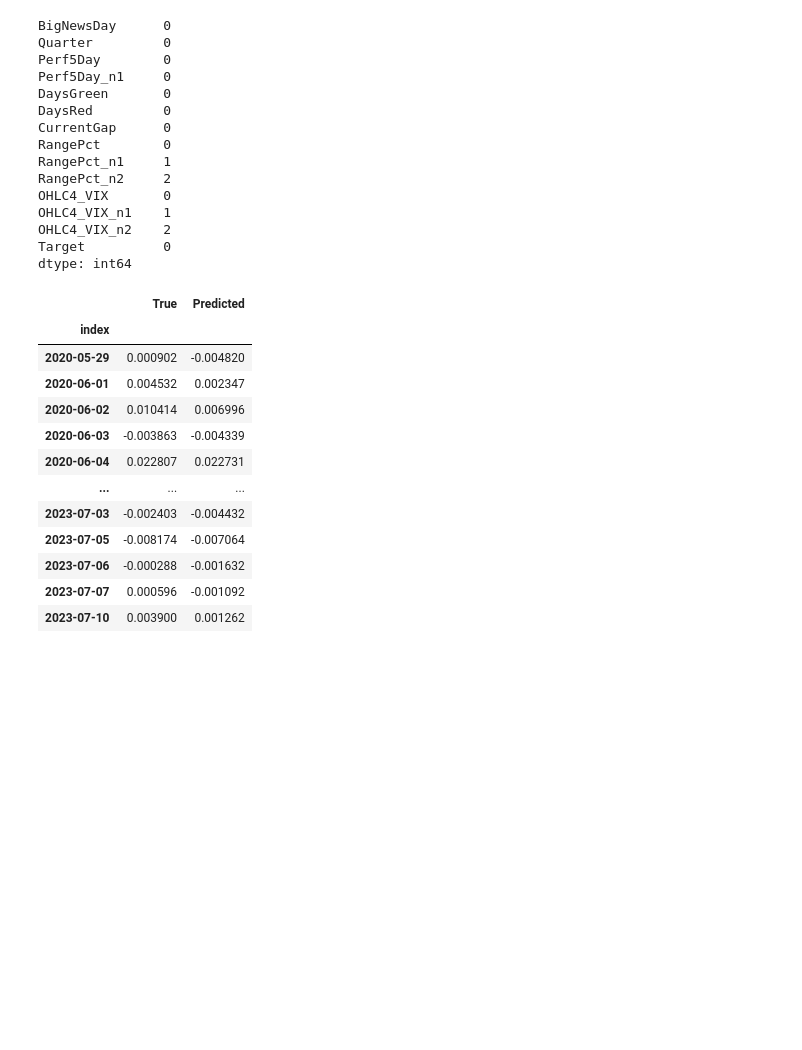
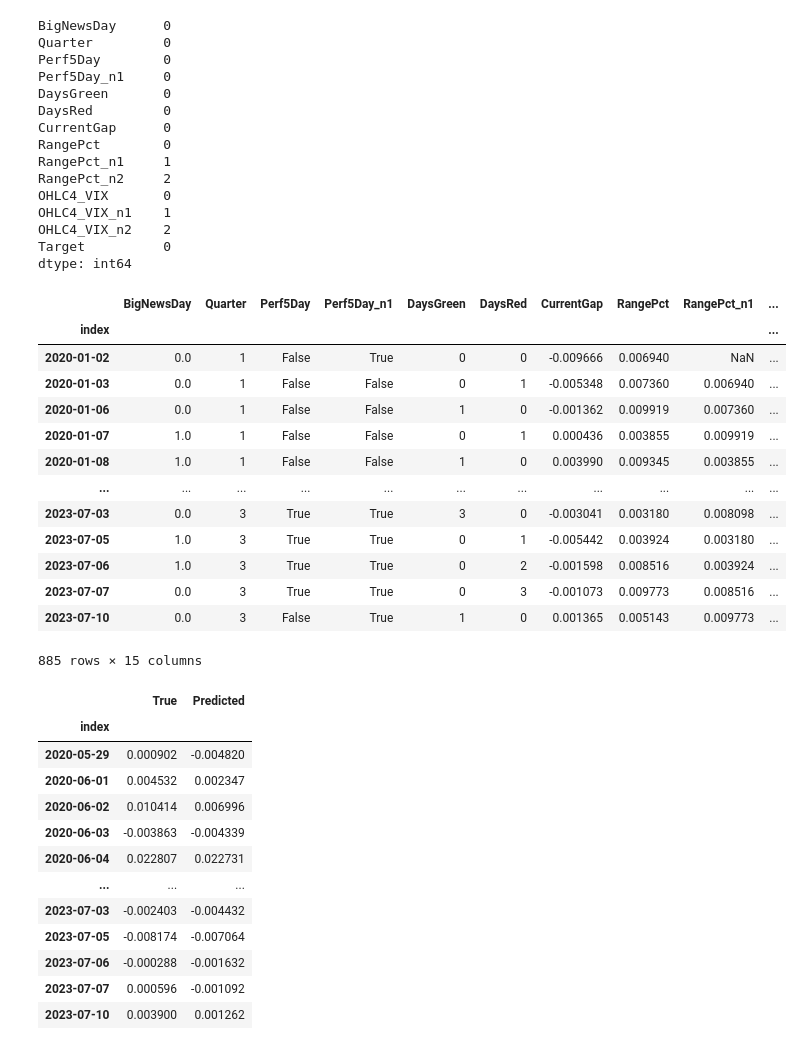
Before and after one commit to wnstnb/gameday_spx, a Jupyter notebook: model_dev_lr.ipynb, the cells around one changed output. Saved outputs shown, nothing was run; the diff lists cells and outputs as text; code cells hidden in the pictures; blank space fills up the shorter version.

```diff
--- a/model_dev_lr.ipynb
+++ b/model_dev_lr.ipynb
@@ -385,6 +387,23 @@ OHLC4_VIX_n1    1
 OHLC4_VIX_n2    2
 Target          0
 dtype: int64
+# %%
+df_final
+# %% [output]
+|  | BigNewsDay | Quarter | Perf5Day | Perf5Day_n1 | DaysGreen | DaysRed | CurrentGap | RangePct | RangePct_n1 | ... |
+| index |  |  |  |  |  |  |  |  |  | ... |
+| 2020-01-02 | 0.0 | 1 | False | True | 0 | 0 | -0.009666 | 0.006940 | NaN | ... |
+| 2020-01-03 | 0.0 | 1 | False | False | 0 | 1 | -0.005348 | 0.007360 | 0.006940 | ... |
+| 2020-01-06 | 0.0 | 1 | False | False | 1 | 0 | -0.001362 | 0.009919 | 0.007360 | ... |
+| 2020-01-07 | 1.0 | 1 | False | False | 0 | 1 | 0.000436 | 0.003855 | 0.009919 | ... |
+| 2020-01-08 | 1.0 | 1 | False | False | 1 | 0 | 0.003990 | 0.009345 | 0.003855 | ... |
+| ... | ... | ... | ... | ... | ... | ... | ... | ... | ... | ... |
+| 2023-07-03 | 0.0 | 3 | True | True | 3 | 0 | -0.003041 | 0.003180 | 0.008098 | ... |
+| 2023-07-05 | 1.0 | 3 | True | True | 0 | 1 | -0.005442 | 0.003924 | 0.003180 | ... |
+| 2023-07-06 | 1.0 | 3 | True | True | 0 | 2 | -0.001598 | 0.008516 | 0.003924 | ... |
+| 2023-07-07 | 0.0 | 3 | True | True | 0 | 3 | -0.001073 | 0.009773 | 0.008516 | ... |
+| 2023-07-10 | 0.0 | 3 | False | True | 1 | 0 | 0.001365 | 0.005143 | 0.009773 | ... |
+885 rows × 15 columns
 # %%
 res, xgbr = walk_forward_validation(df_final.drop(columns=['Target_clf']).dropna(), 'Target', 100, 1)
 # %%
```
Also changed, not shown: parts of 14 cells of this notebook, 1 other file.
